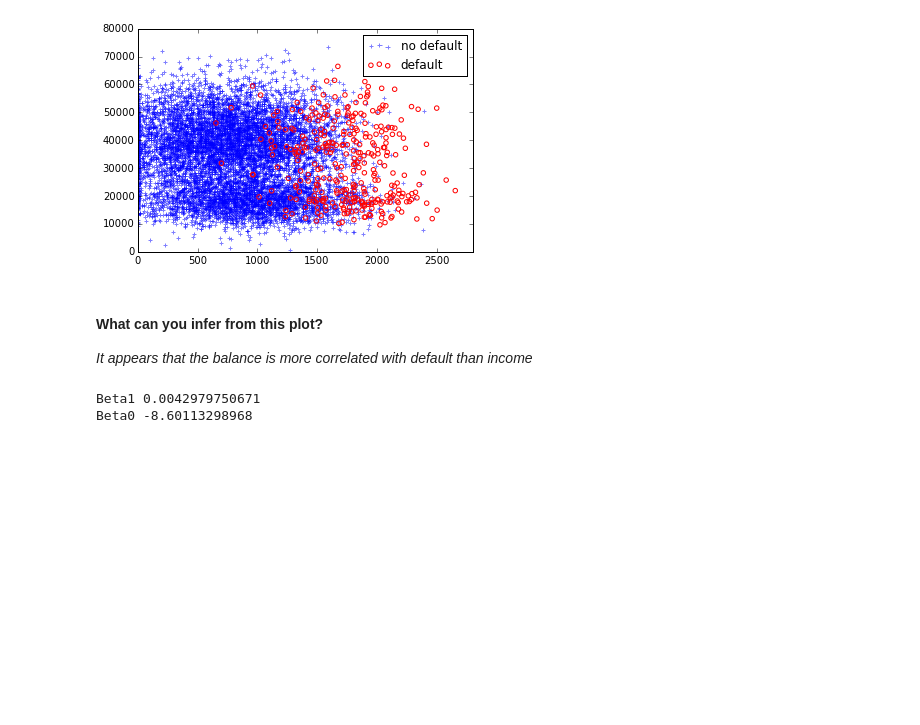
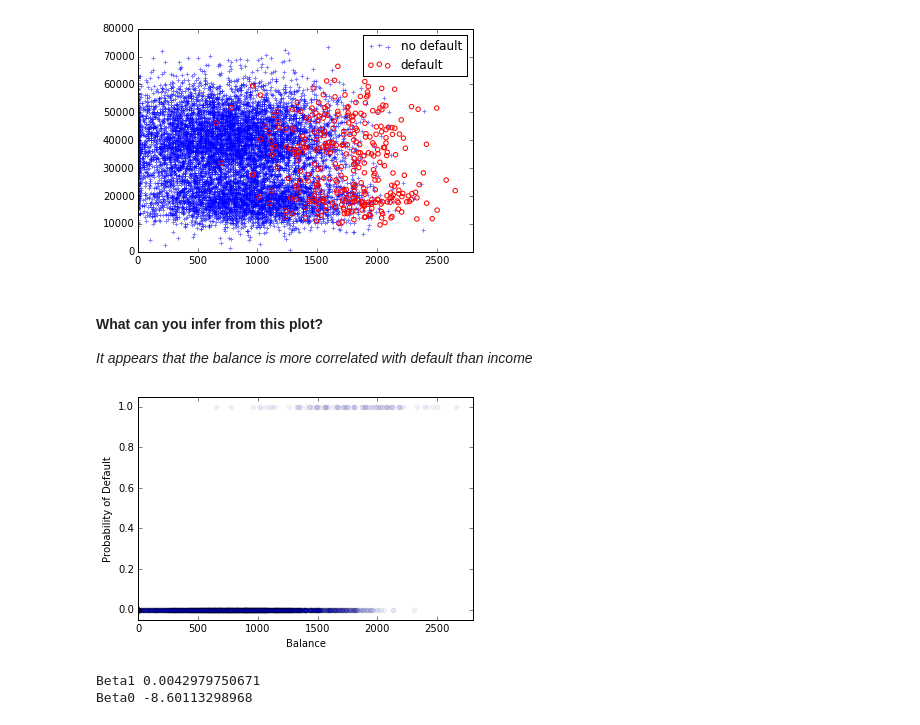
Before and after one commit to nicolairobles/DAT-NYC-37, a Jupyter notebook: lessons/lesson-11/LogisticRegression-LoanDefault.ipynb, the cells around one changed output. Drawn from its saved outputs; the diff is of its cells as text; code cells hidden in the pictures; blank space fills up the shorter version.

```diff
--- a/lessons/lesson-11/LogisticRegression-LoanDefault.ipynb
+++ b/lessons/lesson-11/LogisticRegression-LoanDefault.ipynb
@@ -96,6 +98,14 @@ plt.legend( ('no default', 'default'), loc='upper right');
 # %% [markdown]
 #### What can you infer from this plot?
 *It appears that the balance is more correlated with default than income*
+# %%
+plt.figure()
+plt.scatter(test.balance, test.default, alpha=0.05)
+plt.xlabel("Balance")
+plt.ylabel("Probability of Default")
+plt.ylim([-0.05,1.05]); plt.xlim([0, 2800]);
+# %% [output]
+[figure, added]
 # %%
 '''
 PART II: Training the Model
```
Also changed, not shown: parts of 5 cells of this notebook, 7 other files.
